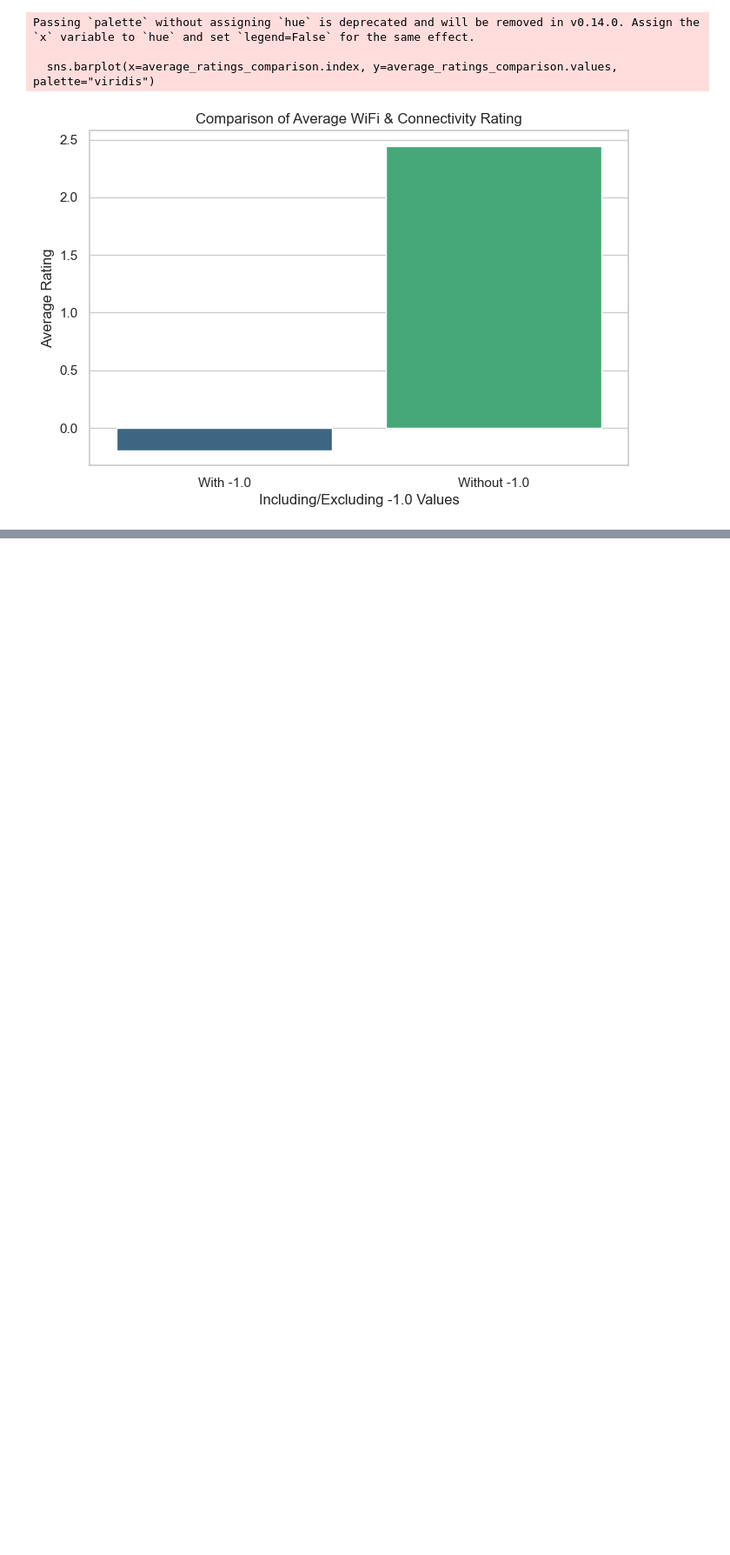
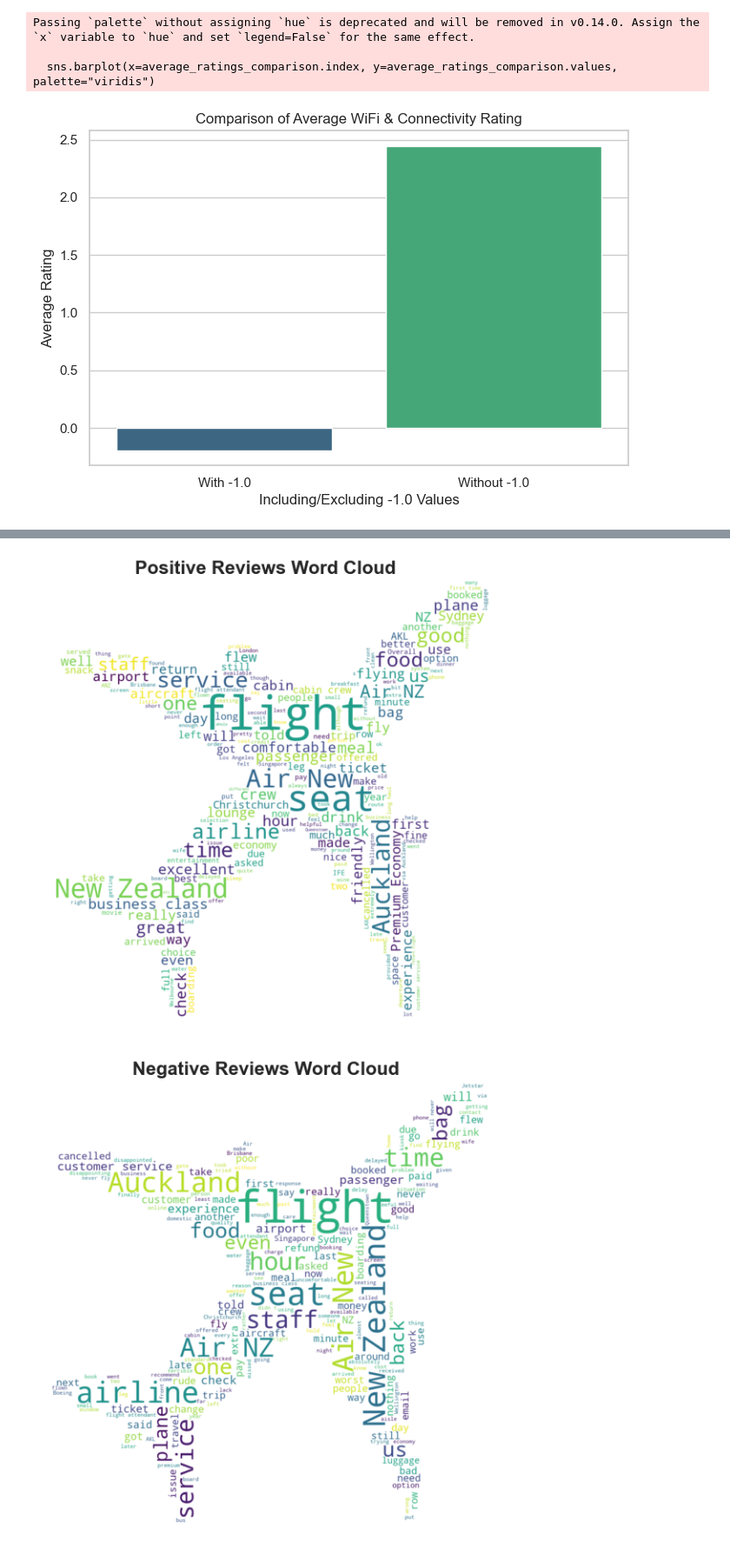
Before and after one commit to ainna-sabado/air-new-zealand-customer-feedback-analysis, a Jupyter notebook: customer-feedback-analysis.ipynb, the cells around one changed output, grey strips where cells are left out. Shown at 87% size. Saved outputs shown, nothing was run; the diff lists cells and outputs as text; code cells hidden in the pictures; blank space fills up the shorter version.

```diff
--- a/customer-feedback-analysis.ipynb
+++ b/customer-feedback-analysis.ipynb
@@ -171,0 +312,26 @@ Passing `palette` without assigning `hue` is deprecated and will be removed in v
+# %%
+# Load the airplane mask image
+mask = np.array(Image.open('/Users/ainna/Documents/Coding Crusade with Ainna/air-new-zealand-customer-feedback-analysis/airplane-vector-36294843 copy.jpg'))
+# %%
+# Function to generate and plot word cloud
+def generate_wordcloud(text, title, mask):
+    wordcloud = WordCloud(background_color='white', mask=mask, contour_width=0, mode='RGBA').generate(text)
+
+    plt.figure(figsize=(10, 7))
+    plt.imshow(wordcloud, interpolation='bilinear')
+    plt.axis('off')
+    plt.title(title, fontsize=16, fontweight='bold')
+    plt.show()
+# %%
+# Extract text based on sentiment
+positive_reviews = " ".join(review for review in reviews_df[reviews_df['sentiment'] == 'Positive']['review_content'])
+negative_reviews = " ".join(review for review in reviews_df[reviews_df['sentiment'] == 'Negative']['review_content'])
+neutral_reviews = " ".join(review for review in reviews_df[reviews_df['sentiment'] == 'Neutral']['review_content'])
+
+# Generate word clouds for each sentiment category
+generate_wordcloud(positive_reviews, 'Positive Reviews Word Cloud', mask)
+generate_wordcloud(negative_reviews, 'Negative Reviews Word Cloud', mask)
+generate_wordcloud(neutral_reviews, 'Neutral Reviews Word Cloud', mask)
+# %% [output]
+[figure, added]
+[figure, added]
```
Also changed, not shown: parts of 12 cells of this notebook, 1 other file.
